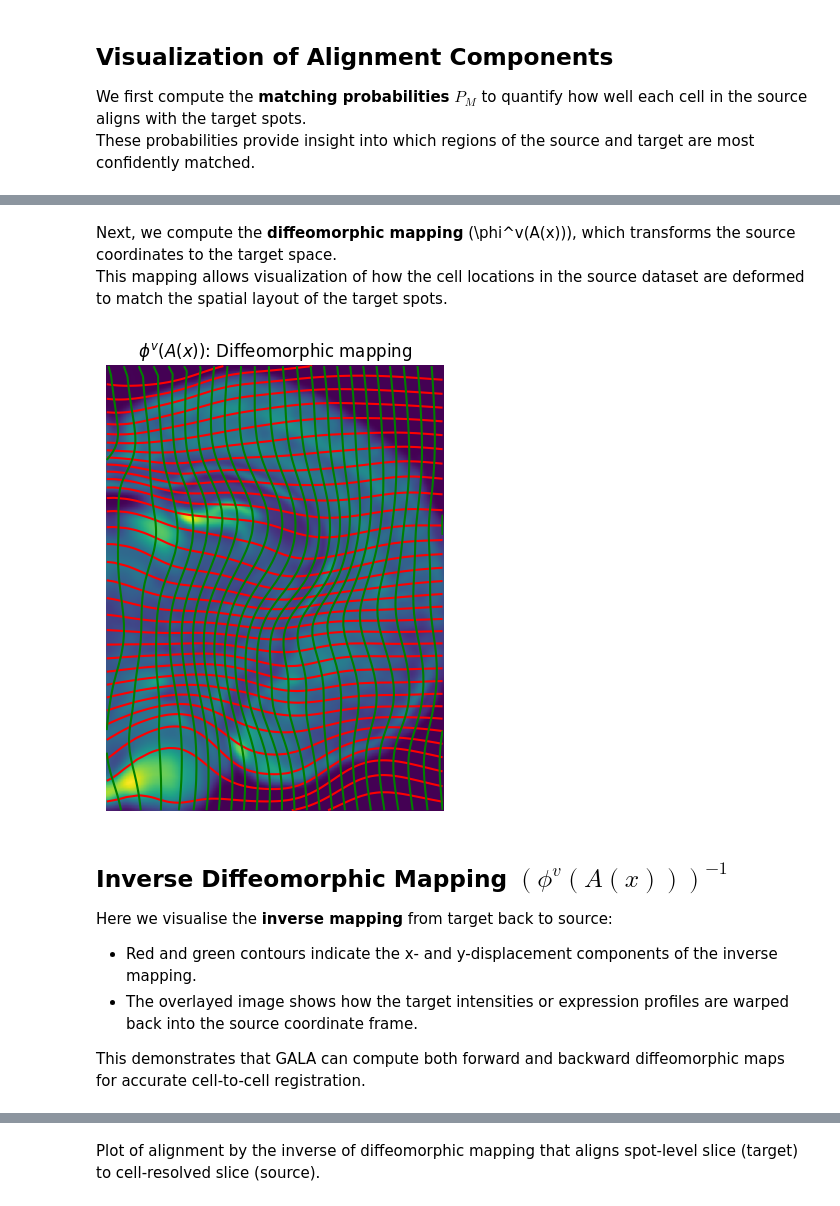
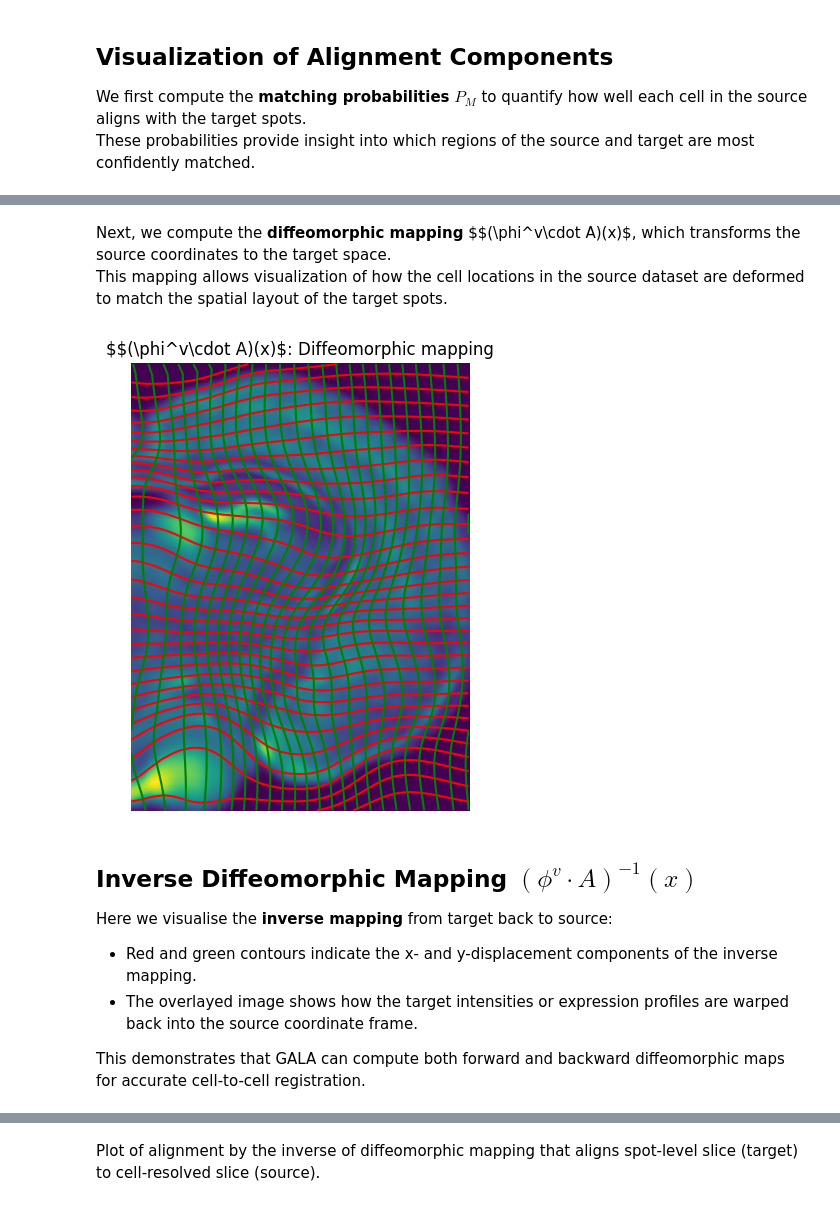
Before and after one commit to TaoDing2/GALA, a Jupyter notebook: tutorials/tutorial5.ipynb, the cells around one changed output, grey strips where cells are left out. Drawn from its saved outputs; the diff is of its cells as text; code cells hidden in the pictures.

```diff
--- a/tutorials/tutorial5.ipynb
+++ b/tutorials/tutorial5.ipynb
@@ -324,6 +319,6 @@ Matching probabilities: tensor([0.5767, 0.4233], dtype=torch.float64)
 [figure]
 # %% [markdown]
-Next, we compute the **diffeomorphic mapping** \(\phi^v(A(x))\), which transforms the source coordinates to the target space.
+Next, we compute the **diffeomorphic mapping** $$(\phi^v\cdot A)(x)$, which transforms the source coordinates to the target space.
 This mapping allows visualization of how the cell locations in the source dataset are deformed to match the spatial layout of the target spots.
 # %%
 from GALA.utils import build_transform, transform_image_source_to_target,transform_image_target_to_source
@@ -333,37 +328,37 @@ v = resu['v']
 A = resu['A']
 xI = [YI,XI]
 xJ = [YJ,XJ]
 xI = [torch.as_tensor(x,device = 'cpu') for x in xI]
 xJ = [torch.as_tensor(x,device = 'cpu') for x in xJ]
 def extent_from_x(xJ):
     dJ = [x[1]-x[0] for x in xJ]
     extentJ = ( (xJ[1][0] - dJ[1]/2.0).item(),
                (xJ[1][-1] + dJ[1]/2.0).item(),
                (xJ[0][-1] + dJ[0]/2.0).item(),
                (xJ[0][0] - dJ[0]/2.0).item())
     return extentJ
 
 ### Forward
 phii = build_transform(xv,v,A,torch.stack(torch.meshgrid(*xJ,indexing='ij'),-1))
 aI = I[3]
 aI = aI[None,...]
 phiI = transform_image_source_to_target(xv,v,A,xI,aI,torch.stack(torch.meshgrid(*xJ,indexing='ij'),-1))
 extentJ = extent_from_x((YJ,XJ))
 
 
 fig,ax = plt.subplots(figsize=(6, 5))
 ax.contour(XJ,YJ,phii[...,0],colors='r',linestyles='-',levels= np.arange( phii.min(), phii.max(), 200)  )
 ax.contour(XJ,YJ,phii[...,1],colors='g',linestyles='-',levels= np.arange( phii.min(), phii.max(), 200))
 ax.imshow(phiI.permute(1,2,0)/torch.max(phiI),extent = extentJ)
-ax.set_title(r'$\phi^v(A(x))$: Diffeomorphic mapping')
+ax.set_title(r'$$(\phi^v\cdot A)(x)$: Diffeomorphic mapping')
 ax.axis('off')
 
 plt.tight_layout()
 plt.show()
 # %% [output]
-[figure, old version]
+[figure, new version]
 # %% [markdown]
-## Inverse Diffeomorphic Mapping $(\phi^v(A(x)))^{-1}$
+## Inverse Diffeomorphic Mapping $(\phi^v\cdot A)^{-1}(x)$
 
 Here we visualise the **inverse mapping** from target back to source:
 
```
Also changed, not shown: parts of 4 cells of this notebook.
